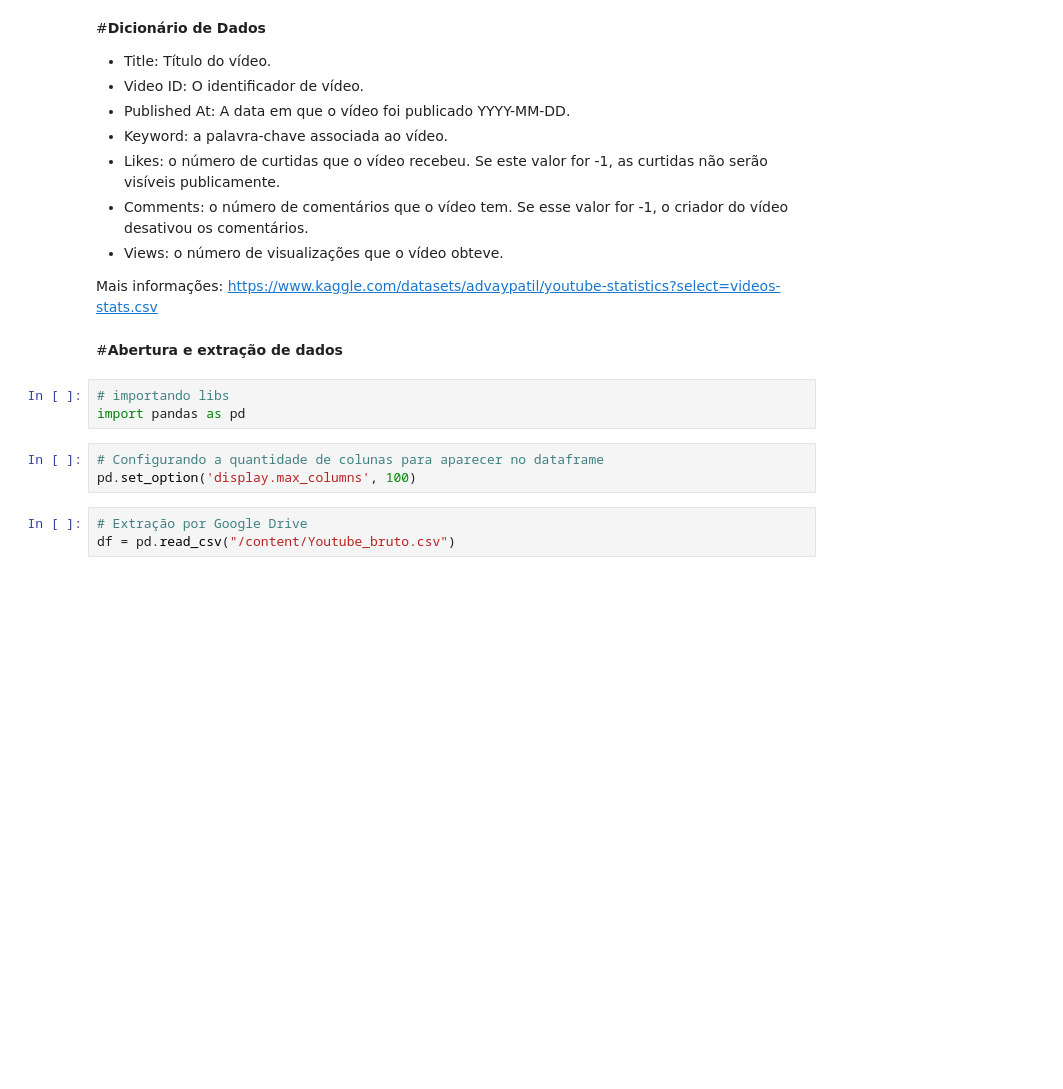
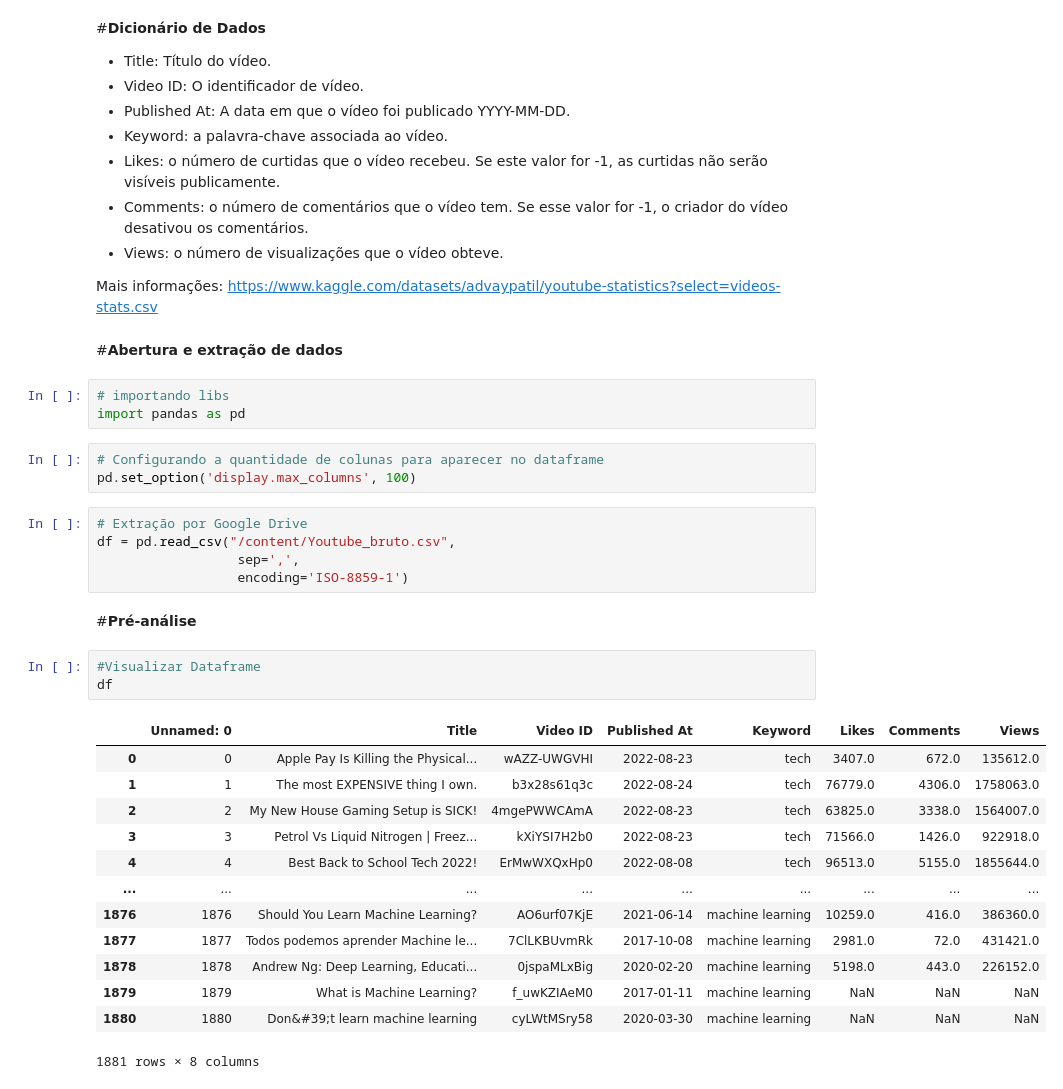
Before and after one commit to coderjulio/Analise-de-Dados, a Jupyter notebook: ETL_dados_yt.ipynb, the cells around one changed output. Drawn from its saved outputs; the diff is of its cells as text; blank space fills up the shorter version.

```diff
--- a/ETL_dados_yt.ipynb
+++ b/ETL_dados_yt.ipynb
@@ -34,4 +34,25 @@ import pandas as pd
 pd.set_option('display.max_columns', 100)
 # %%
 # Extração por Google Drive
-df = pd.read_csv("/content/Youtube_bruto.csv")
+df = pd.read_csv("/content/Youtube_bruto.csv",
+                  sep=',',
+                  encoding='ISO-8859-1')
+# %% [markdown]
+#**Pré-análise**
+# %%
+#Visualizar Dataframe
+df
+# %% [output]
+|  | Unnamed: 0 | Title | Video ID | Published At | Keyword | Likes | Comments | Views |
+| 0 | 0 | Apple Pay Is Killing the Physical... | wAZZ-UWGVHI | 2022-08-23 | tech | 3407.0 | 672.0 | 135612.0 |
+| 1 | 1 | The most EXPENSIVE thing I own. | b3x28s61q3c | 2022-08-24 | tech | 76779.0 | 4306.0 | 1758063.0 |
+| 2 | 2 | My New House Gaming Setup is SICK! | 4mgePWWCAmA | 2022-08-23 | tech | 63825.0 | 3338.0 | 1564007.0 |
+| 3 | 3 | Petrol Vs Liquid Nitrogen | Freez... | kXiYSI7H2b0 | 2022-08-23 | tech | 71566.0 | 1426.0 | 922918.0 |
+| 4 | 4 | Best Back to School Tech 2022! | ErMwWXQxHp0 | 2022-08-08 | tech | 96513.0 | 5155.0 | 1855644.0 |
+| ... | ... | ... | ... | ... | ... | ... | ... | ... |
+| 1876 | 1876 | Should You Learn Machine Learning? | AO6urf07KjE | 2021-06-14 | machine learning | 10259.0 | 416.0 | 386360.0 |
+| 1877 | 1877 | Todos podemos aprender Machine le... | 7ClLKBUvmRk | 2017-10-08 | machine learning | 2981.0 | 72.0 | 431421.0 |
+| 1878 | 1878 | Andrew Ng: Deep Learning, Educati... | 0jspaMLxBig | 2020-02-20 | machine learning | 5198.0 | 443.0 | 226152.0 |
+| 1879 | 1879 | What is Machine Learning? | f_uwKZIAeM0 | 2017-01-11 | machine learning | NaN | NaN | NaN |
+| 1880 | 1880 | Don&#39;t learn machine learning | cyLWtMSry58 | 2020-03-30 | machine learning | NaN | NaN | NaN |
+1881 rows × 8 columns
```
Also changed, not shown: parts of 37 cells of this notebook.
